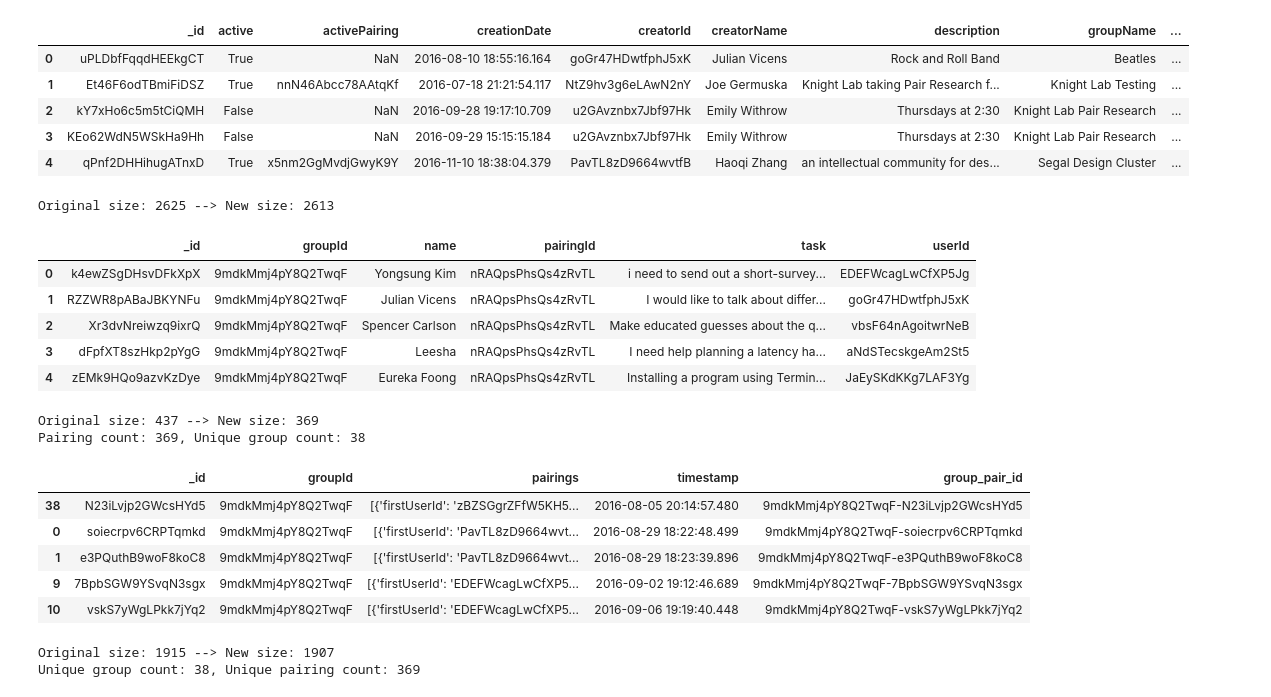
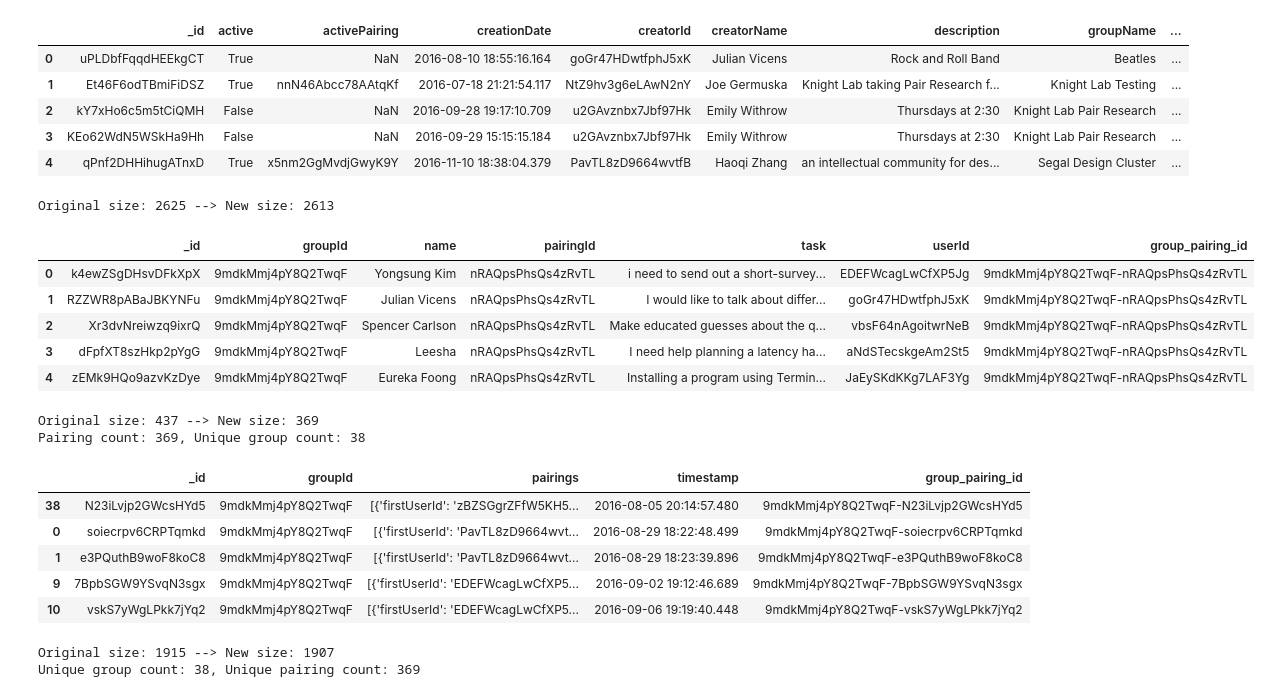
Before and after one commit to melissachen2000/pair-research-matching-alg, a Jupyter notebook: stable-matching/StableRoommatesMatching.ipynb, the cells around one changed output. Drawn from its saved outputs; the diff is of its cells as text; code cells hidden in the pictures.

```diff
--- a/stable-matching/StableRoommatesMatching.ipynb
+++ b/stable-matching/StableRoommatesMatching.ipynb
@@ -353,27 +354,30 @@ Original size: 444 --> New size: 59
 # %%
 tasks_history = pd.DataFrame(list(db.tasks_history.find({})))
 
 # remove bad groups
 tasks_history_orig_size = len(tasks_history)
 tasks_history_new_size = 0
 
 tasks_history = tasks_history[~tasks_history['groupId'].isin(group_ignore_ids)]
 tasks_history.reset_index(drop=True, inplace=True)
 
+# add group_pairing_id
+tasks_history['group_pairing_id'] = tasks_history['groupId'] + '-' + tasks_history['pairingId']
+
 # print change in size
 tasks_history_new_size = len(tasks_history)
 print('Original size: {} --> New size: {}'.format(tasks_history_orig_size, tasks_history_new_size))
 
 # display task history
 tasks_history.head()
 # %% [output]
 Original size: 2625 --> New size: 2613
-|  | _id | groupId | name | pairingId | task | userId |
-| 0 | k4ewZSgDHsvDFkXpX | 9mdkMmj4pY8Q2TwqF | Yongsung Kim | nRAQpsPhsQs4zRvTL | i need to send out a short-survey... | EDEFWcagLwCfXP5Jg |
-| 1 | RZZWR8pABaJBKYNFu | 9mdkMmj4pY8Q2TwqF | Julian Vicens | nRAQpsPhsQs4zRvTL | I would like to talk about differ... | goGr47HDwtfphJ5xK |
-| 2 | Xr3dvNreiwzq9ixrQ | 9mdkMmj4pY8Q2TwqF | Spencer Carlson | nRAQpsPhsQs4zRvTL | Make educated guesses about the q... | vbsF64nAgoitwrNeB |
-| 3 | dFpfXT8szHkp2pYgG | 9mdkMmj4pY8Q2TwqF | Leesha | nRAQpsPhsQs4zRvTL | I need help planning a latency ha... | aNdSTecskgeAm2St5 |
-| 4 | zEMk9HQo9azvKzDye | 9mdkMmj4pY8Q2TwqF | Eureka Foong | nRAQpsPhsQs4zRvTL | Installing a program using Termin... | JaEySKdKKg7LAF3Yg |
+|  | _id | groupId | name | pairingId | task | userId | group_pairing_id |
+| 0 | k4ewZSgDHsvDFkXpX | 9mdkMmj4pY8Q2TwqF | Yongsung Kim | nRAQpsPhsQs4zRvTL | i need to send out a short-survey... | EDEFWcagLwCfXP5Jg | 9mdkMmj4pY8Q2TwqF-nRAQpsPhsQs4zRvTL |
+| 1 | RZZWR8pABaJBKYNFu | 9mdkMmj4pY8Q2TwqF | Julian Vicens | nRAQpsPhsQs4zRvTL | I would like to talk about differ... | goGr47HDwtfphJ5xK | 9mdkMmj4pY8Q2TwqF-nRAQpsPhsQs4zRvTL |
+| 2 | Xr3dvNreiwzq9ixrQ | 9mdkMmj4pY8Q2TwqF | Spencer Carlson | nRAQpsPhsQs4zRvTL | Make educated guesses about the q... | vbsF64nAgoitwrNeB | 9mdkMmj4pY8Q2TwqF-nRAQpsPhsQs4zRvTL |
+| 3 | dFpfXT8szHkp2pYgG | 9mdkMmj4pY8Q2TwqF | Leesha | nRAQpsPhsQs4zRvTL | I need help planning a latency ha... | aNdSTecskgeAm2St5 | 9mdkMmj4pY8Q2TwqF-nRAQpsPhsQs4zRvTL |
+| 4 | zEMk9HQo9azvKzDye | 9mdkMmj4pY8Q2TwqF | Eureka Foong | nRAQpsPhsQs4zRvTL | Installing a program using Termin... | JaEySKdKKg7LAF3Yg | 9mdkMmj4pY8Q2TwqF-nRAQpsPhsQs4zRvTL |
 # %%
 pairings = pd.DataFrame(list(db.pairings.find({})))
 
@@ -384,7 +388,7 @@ pairings_new_size = 0
 pairings = pairings[~pairings['groupId'].isin(group_ignore_ids)]
 
 # add group_pair id
-pairings['group_pair_id'] = pairings['groupId'] + '-' + pairings['_id']
+pairings['group_pairing_id'] = pairings['groupId'] + '-' + pairings['_id']
 pairings.reset_index(drop=True, inplace=True)
 
 # print change in size
@@ -397,7 +401,7 @@ pairings.sort_values('timestamp', ascending=True).head()
 # %% [output]
 Original size: 437 --> New size: 369
 Pairing count: 369, Unique group count: 38
-|  | _id | groupId | pairings | timestamp | group_pair_id |
+|  | _id | groupId | pairings | timestamp | group_pairing_id |
 | 38 | N23iLvjp2GWcsHYd5 | 9mdkMmj4pY8Q2TwqF | [{'firstUserId': 'zBZSGgrZFfW5KH5... | 2016-08-05 20:14:57.480 | 9mdkMmj4pY8Q2TwqF-N23iLvjp2GWcsHYd5 |
 | 0 | soiecrpv6CRPTqmkd | 9mdkMmj4pY8Q2TwqF | [{'firstUserId': 'PavTL8zD9664wvt... | 2016-08-29 18:22:48.499 | 9mdkMmj4pY8Q2TwqF-soiecrpv6CRPTqmkd |
 | 1 | e3PQuthB9woF8koC8 | 9mdkMmj4pY8Q2TwqF | [{'firstUserId': 'PavTL8zD9664wvt... | 2016-08-29 18:23:39.896 | 9mdkMmj4pY8Q2TwqF-e3PQuthB9woF8koC8 |
```
Also changed, not shown: parts of 13 cells of this notebook.
